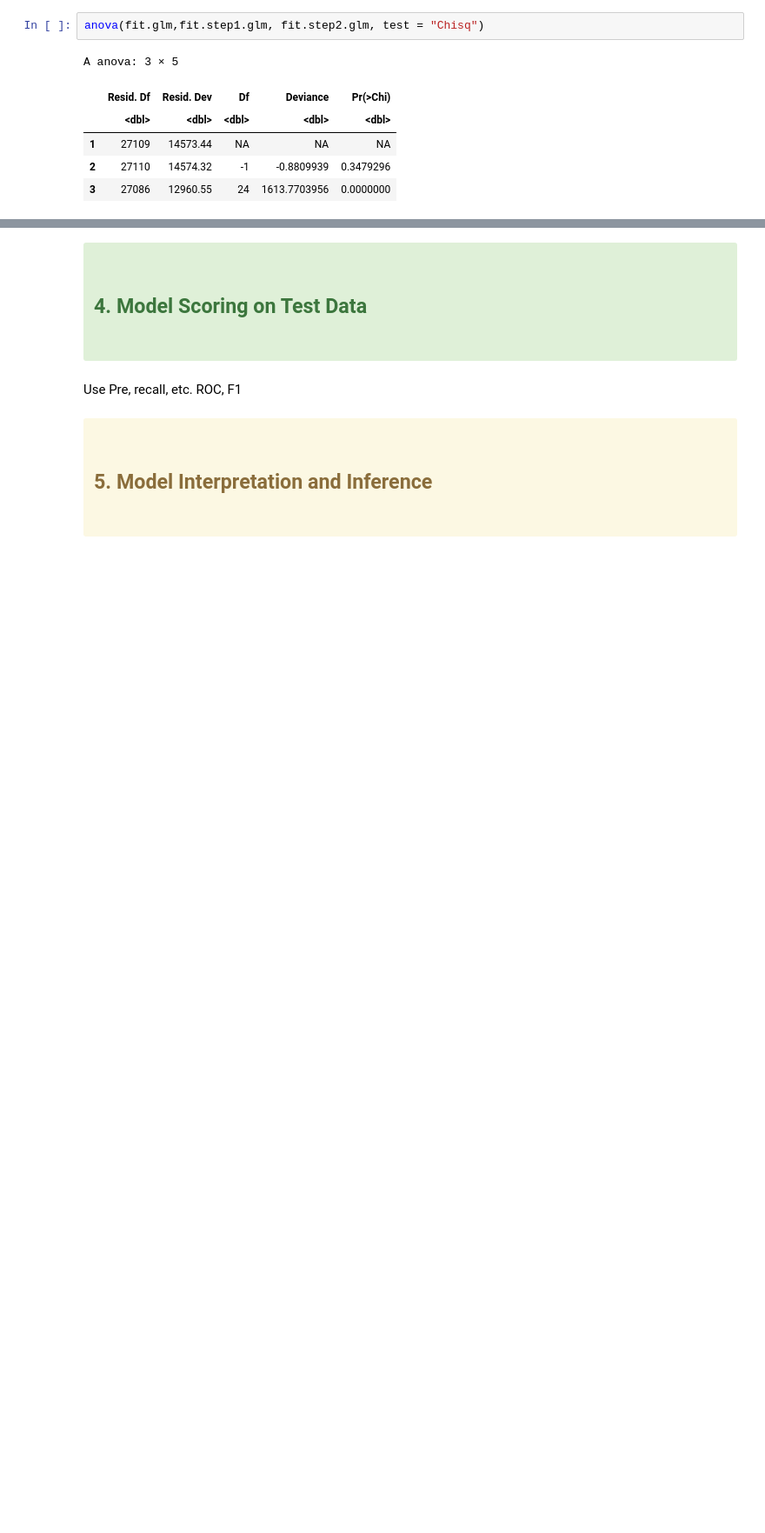
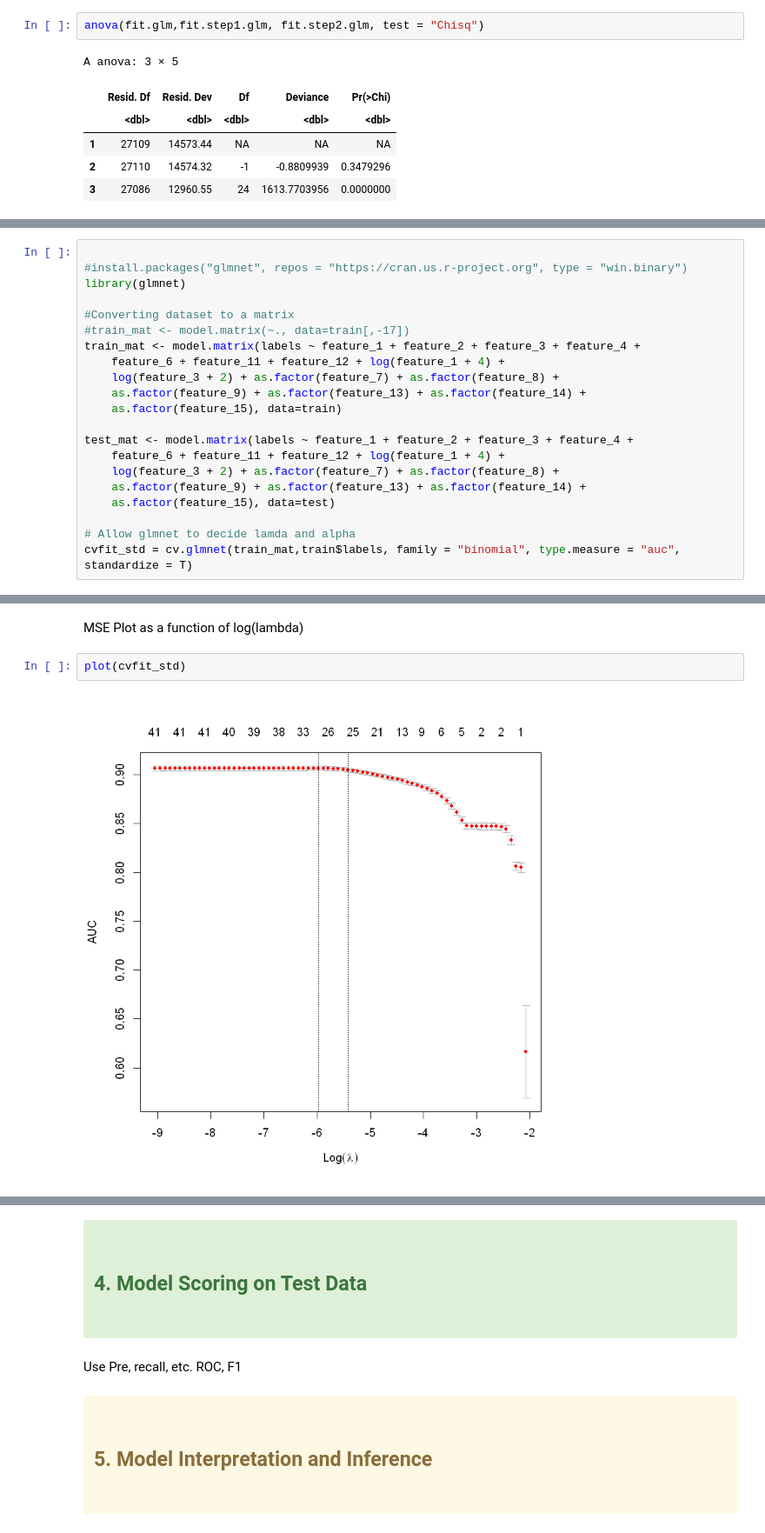
Before and after one commit to 20spaghetti/Customer-Churn-Prediction, a Jupyter notebook: Customer Churn Prediction.ipynb, the cells around one changed output, grey strips where cells are left out. Shown at 87% size. Cells and saved outputs as stored; diff of their text form; blank space fills up the shorter version.

Commit message:
shapley values, cv, glmnet, lda

```diff
--- a/Customer Churn Prediction.ipynb
+++ b/Customer Churn Prediction.ipynb
@@ -1079,0 +1166,21 @@ mean(pred.glm == Direction)
+# %%
+
+#install.packages("glmnet", repos = "https://cran.us.r-project.org", type = "win.binary")
+library(glmnet)
+
+#Converting dataset to a matrix
+#train_mat <- model.matrix(~., data=train[,-17])
+train_mat <- model.matrix(labels ~ feature_1 + feature_2 + feature_3 + feature_4 +
+    feature_6 + feature_11 + feature_12 + log(feature_1 + 4) +
+    log(feature_3 + 2) + as.factor(feature_7) + as.factor(feature_8) +
+    as.factor(feature_9) + as.factor(feature_13) + as.factor(feature_14) +
+    as.factor(feature_15), data=train)
+
+test_mat <- model.matrix(labels ~ feature_1 + feature_2 + feature_3 + feature_4 +
+    feature_6 + feature_11 + feature_12 + log(feature_1 + 4) +
+    log(feature_3 + 2) + as.factor(feature_7) + as.factor(feature_8) +
+    as.factor(feature_9) + as.factor(feature_13) + as.factor(feature_14) +
+    as.factor(feature_15), data=test)
+
+# Allow glmnet to decide lamda and alpha
+cvfit_std = cv.glmnet(train_mat,train$labels, family = "binomial", type.measure = "auc", standardize = T)
@@ -1079,0 +1214,6 @@ mean(pred.glm == Direction)
+# %% [markdown]
+MSE Plot as a function of log(lambda)
+# %%
+plot(cvfit_std)
+# %% [output]
+[figure, added]
```
Also changed, not shown: parts of 68 cells of this notebook.
